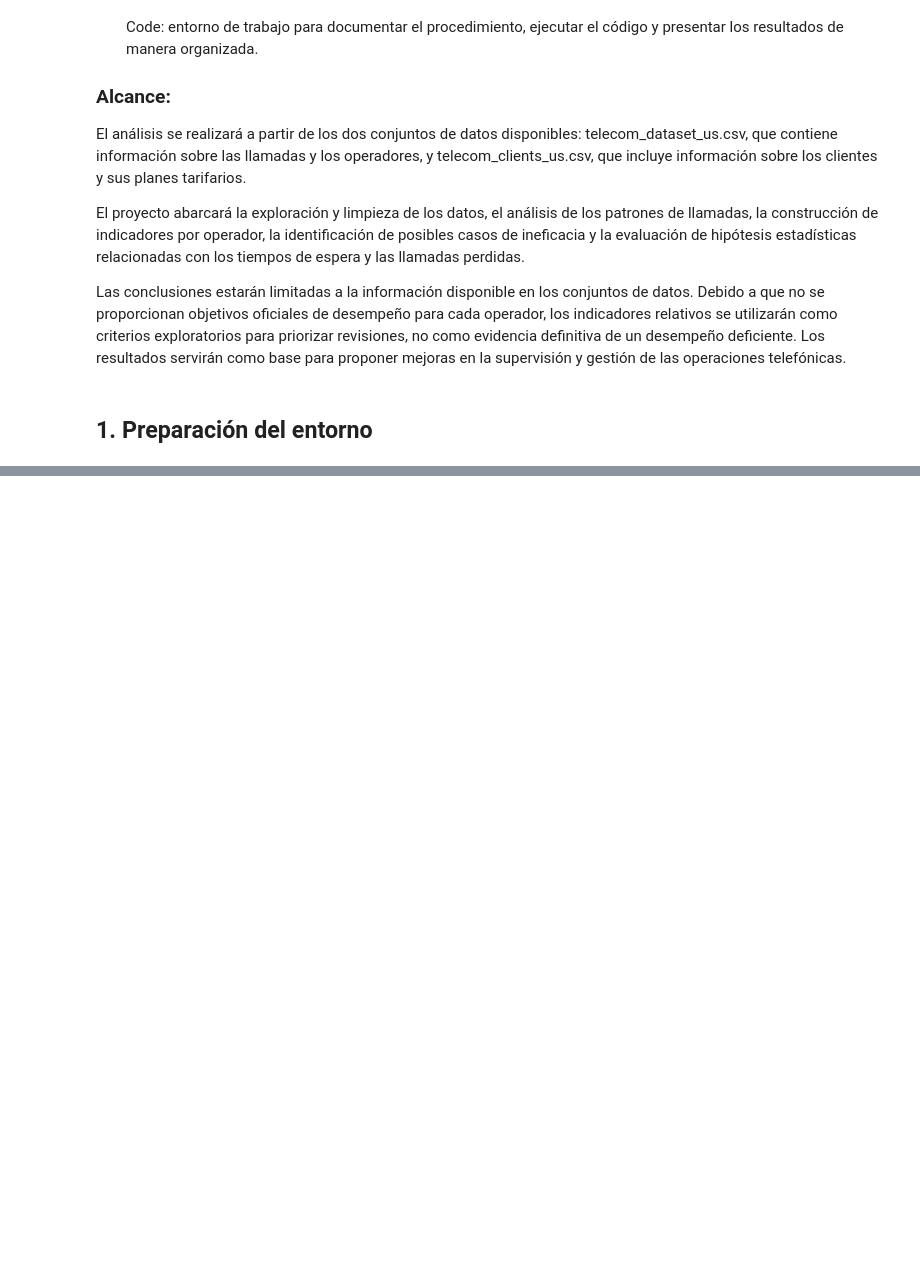
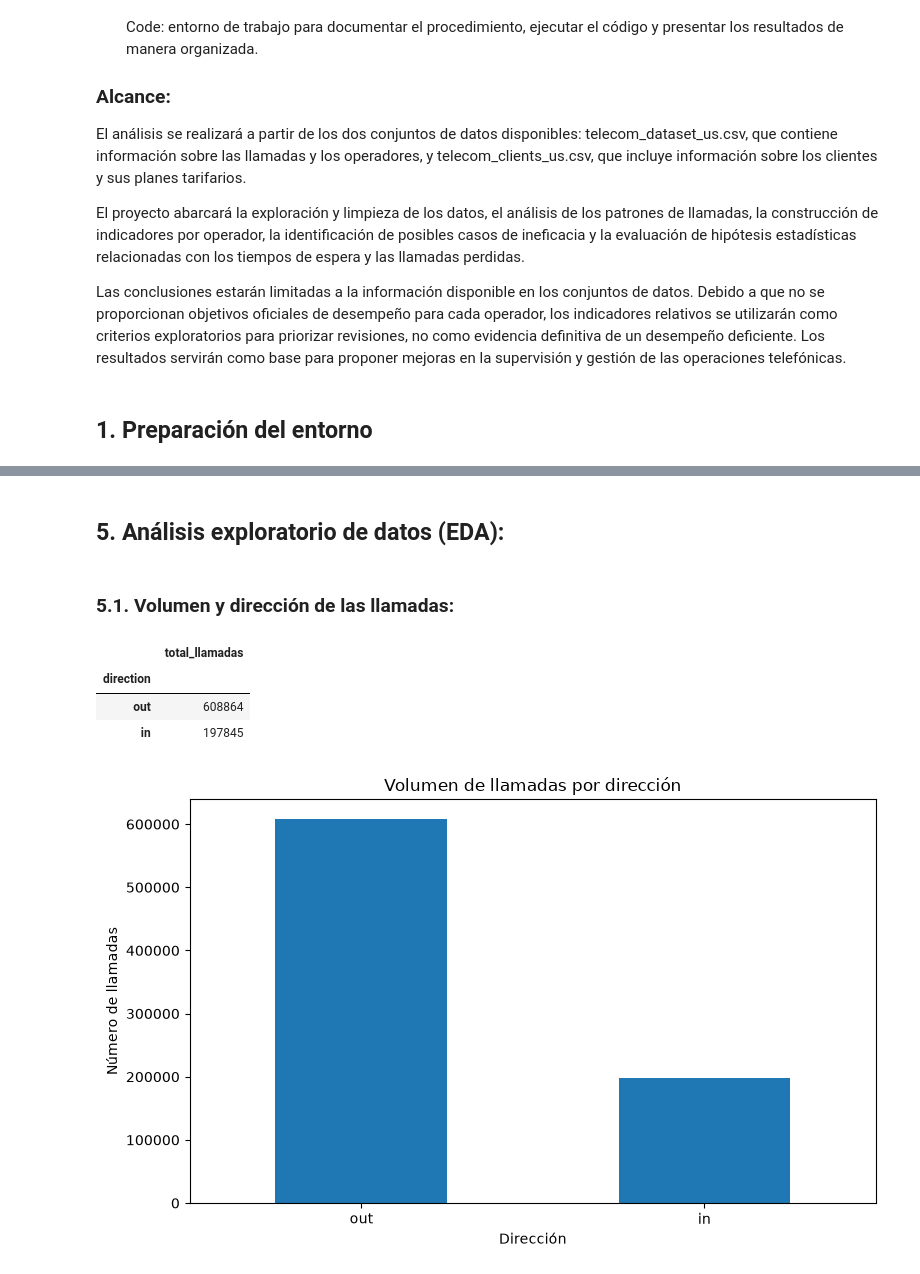
Before and after one commit to JessQ24/FINAL_PROJECT_DA, a Jupyter notebook: Telecomunicaciones- operadores ineficaces/telecomunicaciones_analysis.ipynb, the cells around one changed output, grey strips where cells are left out. Cells and saved outputs as stored; diff of their text form; code cells hidden in the pictures; blank space fills up the shorter version.

```diff
--- a/Telecomunicaciones- operadores ineficaces/telecomunicaciones_analysis.ipynb
+++ b/Telecomunicaciones- operadores ineficaces/telecomunicaciones_analysis.ipynb
@@ -68,0 +207,32 @@ print('Archivo de clientes encontrado:', CLIENTS_PATH.exists())
+# %%
+# Trabajamos sobre copias para conservar los datos originales sin modificar.
+calls = telecom.copy()
+client_info = clients.copy()
+
+# Normalizar nombres de columnas y valores de texto.
+calls.columns = calls.columns.str.strip()
+client_info.columns = client_info.columns.str.strip()
+
+for col in ['direction', 'internal', 'is_missed_call']:
+    if col in calls.columns:
+        calls[col] = calls[col].astype('string').str.strip().str.lower()
+
+# Convertir fechas.
+calls['date'] = pd.to_datetime(calls['date'], errors='coerce')
+client_info['date_start'] = pd.to_datetime(client_info['date_start'], errors='coerce')
+
+# Convertir campos numéricos.
+numeric_columns = ['calls_count', 'call_duration', 'total_call_duration', 'operator_id', 'user_id']
+for col in numeric_columns:
+    if col in calls.columns:
+        calls[col] = pd.to_numeric(calls[col], errors='coerce')
+
+client_info['user_id'] = pd.to_numeric(client_info['user_id'], errors='coerce')
+
+# Eliminar filas completamente duplicadas.
+calls = calls.drop_duplicates().copy()
+client_info = client_info.drop_duplicates().copy()
+
+print('Dimensiones de llamadas después de quitar duplicados:', calls.shape)
+print('Dimensiones de clientes después de quitar duplicados:', client_info.shape)
+display(calls.head())
@@ -68,0 +317,22 @@ print('Archivo de clientes encontrado:', CLIENTS_PATH.exists())
+# %% [markdown]
+## 5. Análisis exploratorio de datos (EDA):
+# %% [markdown]
+### 5.1. Volumen y dirección de las llamadas:
+# %%
+direction_counts = calls.groupby('direction', dropna=False)['calls_count'].sum().sort_values(ascending=False)
+display(direction_counts.to_frame('total_llamadas'))
+
+fig, ax = plt.subplots(figsize=(8, 5))
+direction_counts.plot(kind='bar', ax=ax)
+ax.set_title('Volumen de llamadas por dirección')
+ax.set_xlabel('Dirección')
+ax.set_ylabel('Número de llamadas')
+ax.tick_params(axis='x', rotation=0)
+plt.tight_layout()
+plt.show()
+# %% [output]
+|  | total_llamadas |
+| direction |  |
+| out | 608864 |
+| in | 197845 |
+[figure, added]
```
Also changed, not shown: parts of 36 cells of this notebook, 2 other files.
